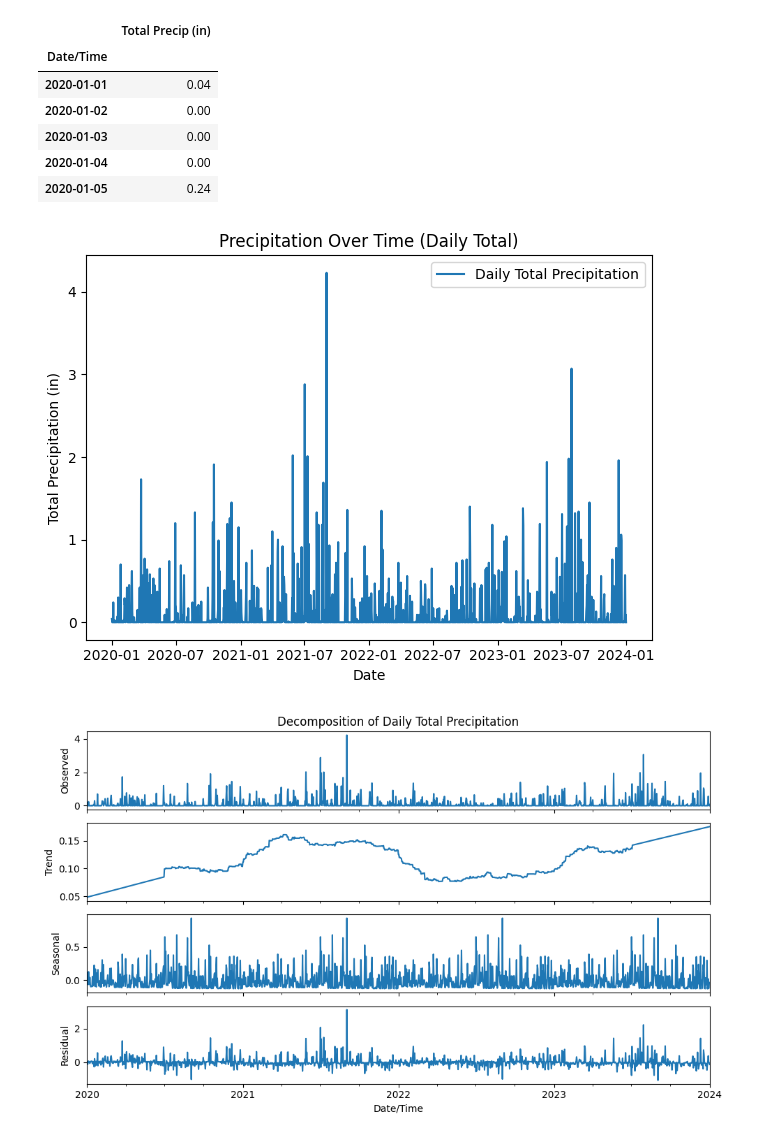
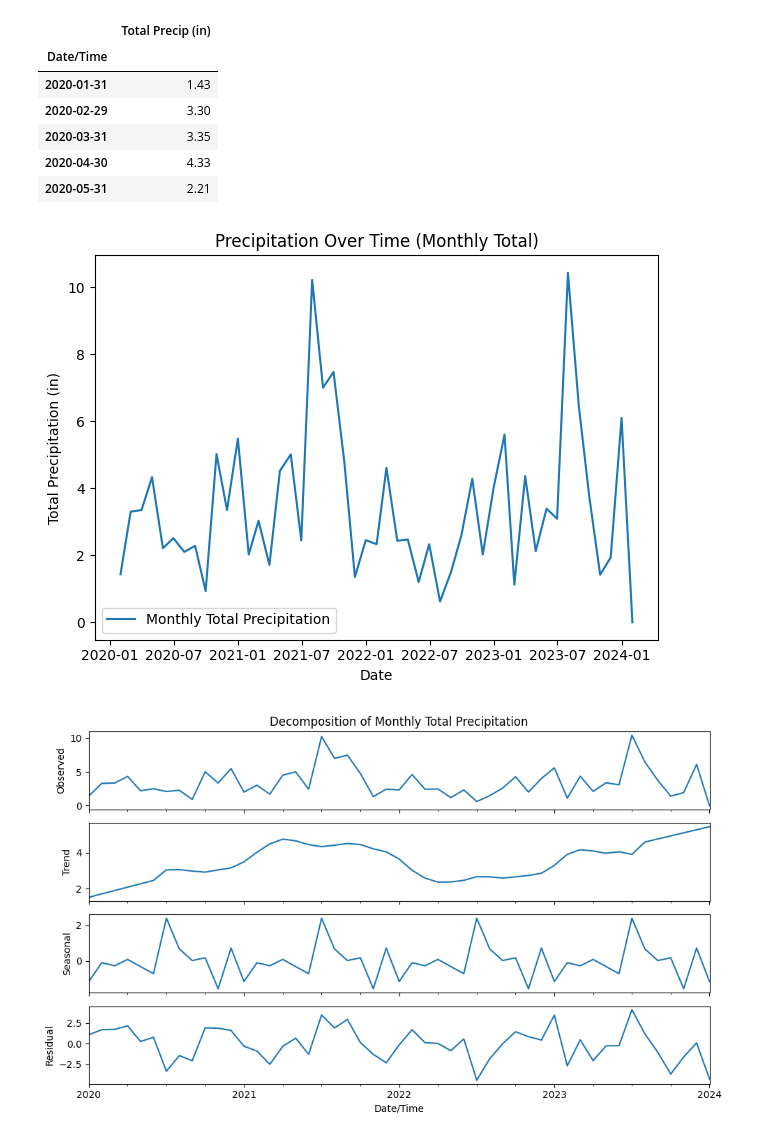
Before and after one commit to adammotts/WeatherPrediction, a Jupyter notebook: time_series.ipynb, the cells around one changed output. Cells and saved outputs as stored; diff of their text form; code cells hidden in the pictures.

```diff
--- a/time_series.ipynb
+++ b/time_series.ipynb
@@ -14,34 +14,34 @@ df['Date/Time'] = pd.to_datetime(df['Date/Time'])
 df.set_index('Date/Time', inplace=True)
 df = df.fillna(0)
 
-daily_precip = df['Total Precip (in)'].resample('D').sum()
+monthly_precip = df['Total Precip (in)'].resample('M').sum()
 
-daily_precip = pd.DataFrame(daily_precip)
+monthly_precip = pd.DataFrame(monthly_precip)
 
-daily_precip.head()
+monthly_precip.head()
 # %% [output]
 |  | Total Precip (in) |
 | Date/Time |  |
-| 2020-01-01 | 0.04 |
-| 2020-01-02 | 0.00 |
-| 2020-01-03 | 0.00 |
-| 2020-01-04 | 0.00 |
-| 2020-01-05 | 0.24 |
+| 2020-01-31 | 1.43 |
+| 2020-02-29 | 3.30 |
+| 2020-03-31 | 3.35 |
+| 2020-04-30 | 4.33 |
+| 2020-05-31 | 2.21 |
 # %%
-plt.plot(daily_precip, label='Daily Total Precipitation')
+plt.plot(monthly_precip, label='Monthly Total Precipitation')
 plt.xlabel('Date')
 plt.ylabel('Total Precipitation (in)')
-plt.title('Precipitation Over Time (Daily Total)')
+plt.title('Precipitation Over Time (Monthly Total)')
 plt.legend()
 plt.tight_layout()
 plt.show()
 # %% [output]
-[figure, old version]
+[figure, new version]
 # %%
-decomposition = seasonal_decompose(daily_precip, model='additive', period=365, extrapolate_trend='freq')
+decomposition = seasonal_decompose(monthly_precip, model='additive', period=12, extrapolate_trend='freq')
 
-fig, ax = plt.subplots(ncols=1, nrows=4, sharex=True, figsize=(10, 6))
-ax[0].set_title('Decomposition of Daily Total Precipitation')
+fig, ax = plt.subplots(ncols=1, nrows=4, sharex=True)
+ax[0].set_title('Decomposition of Monthly Total Precipitation')
 decomposition.observed.plot(ax=ax[0], legend=False)
 ax[0].set_ylabel('Observed')
 
@@ -57,5 +57,5 @@ ax[3].set_ylabel('Residual')
 plt.tight_layout()
 plt.show()
 # %% [output]
-[figure, old version]
+[figure, new version]
 # %%
```
Also changed, not shown: parts of 15 cells of this notebook.
